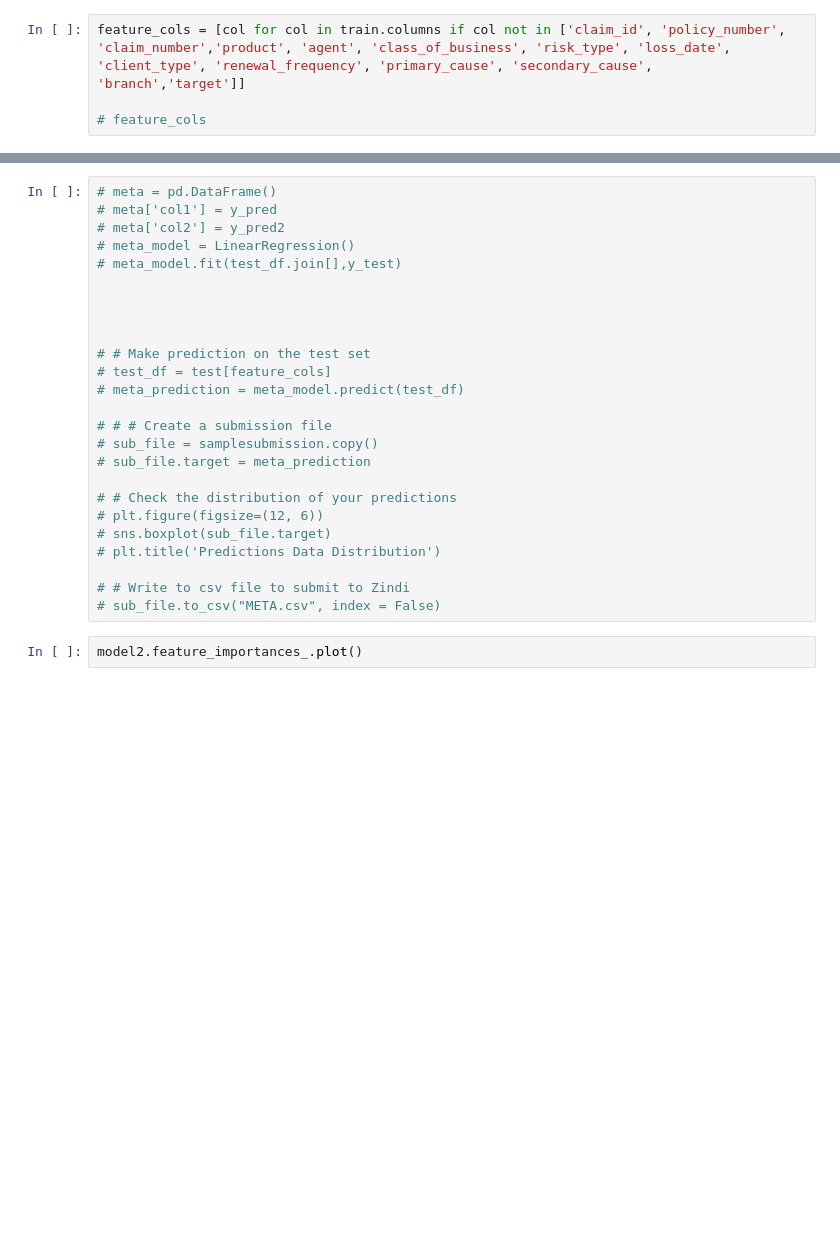
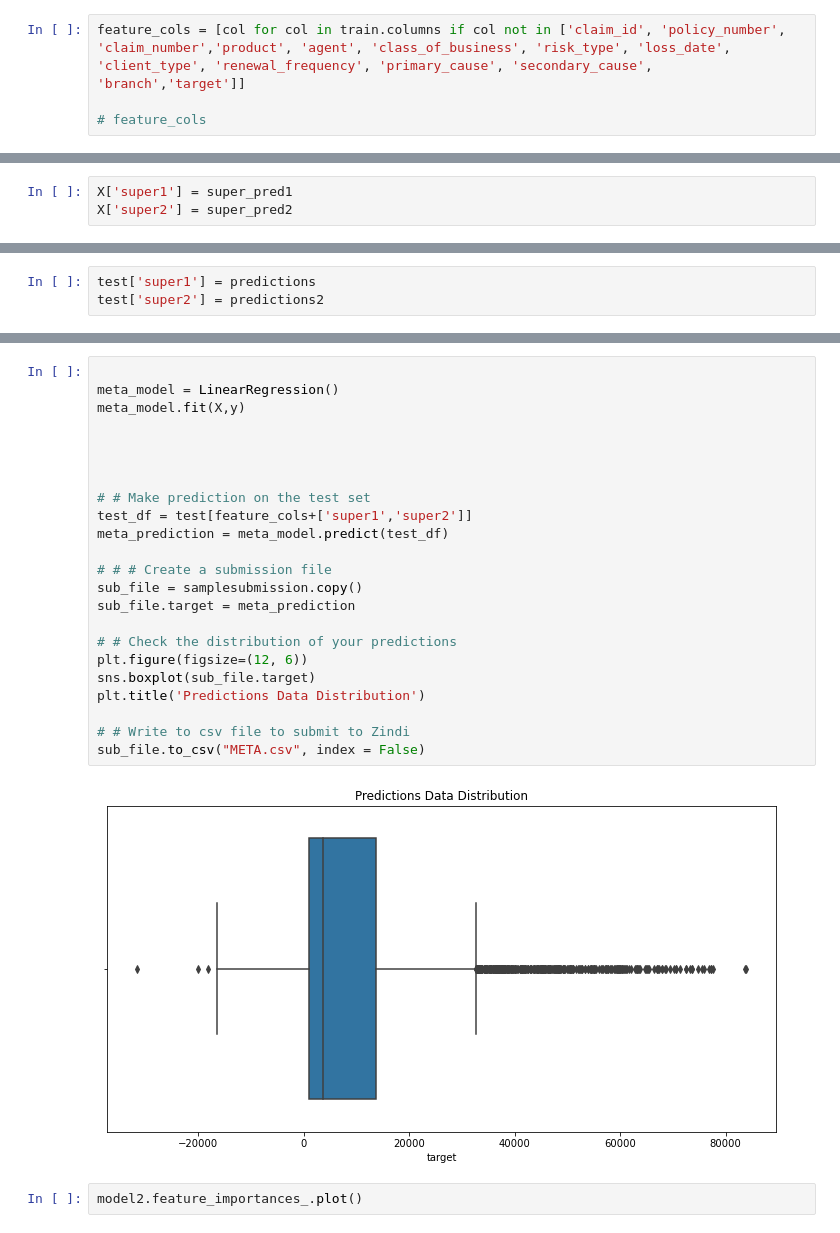
Before and after one commit to simiel/2022UHA, a Jupyter notebook: notebook/2.ipynb, the cells around one changed output, grey strips where cells are left out. Saved outputs shown, nothing was run; the diff lists cells and outputs as text; blank space fills up the shorter version.

```diff
--- a/notebook/2.ipynb
+++ b/notebook/2.ipynb
@@ -178,3 +153,6 @@ LGBMRegressor()
+# %%
+X['super1'] = super_pred1
+X['super2'] = super_pred2
 # %%
 # Make prediction on the test set
 test_df = test[feature_cols]
@@ -227,0 +207,3 @@ sub_file.to_csv("BLENDscale.csv", index = False)
+# %%
+test['super1'] = predictions
+test['super2'] = predictions2
@@ -228,28 +220,28 @@ sub_file.to_csv("BLENDscale.csv", index = False)
 # %%
-# meta = pd.DataFrame()
-# meta['col1'] = y_pred
-# meta['col2'] = y_pred2
-# meta_model = LinearRegression()
-# meta_model.fit(test_df.join[],y_test)
+
+meta_model = LinearRegression()
+meta_model.fit(X,y)
 
 
 
 
 # # Make prediction on the test set
-# test_df = test[feature_cols]
-# meta_prediction = meta_model.predict(test_df)
+test_df = test[feature_cols+['super1','super2']]
+meta_prediction = meta_model.predict(test_df)
 
 # # # Create a submission file
-# sub_file = samplesubmission.copy()
-# sub_file.target = meta_prediction
+sub_file = samplesubmission.copy()
+sub_file.target = meta_prediction
 
 # # Check the distribution of your predictions
-# plt.figure(figsize=(12, 6))
-# sns.boxplot(sub_file.target)
-# plt.title('Predictions Data Distribution')
+plt.figure(figsize=(12, 6))
+sns.boxplot(sub_file.target)
+plt.title('Predictions Data Distribution')
 
 # # Write to csv file to submit to Zindi
-# sub_file.to_csv("META.csv", index = False)
+sub_file.to_csv("META.csv", index = False)
+# %% [output]
+[figure, added]
 # %%
 model2.feature_importances_.plot()
 # %% [output]
```
Also changed, not shown: parts of 14 cells of this notebook, 7 other files.
